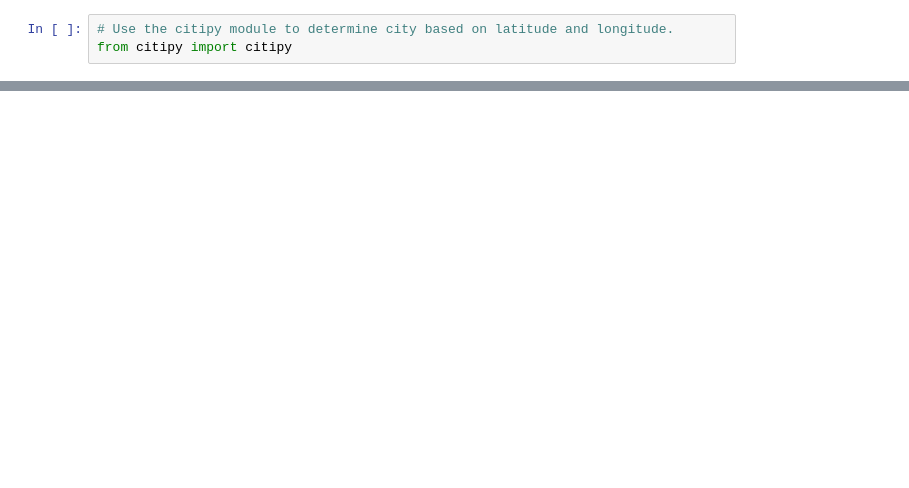
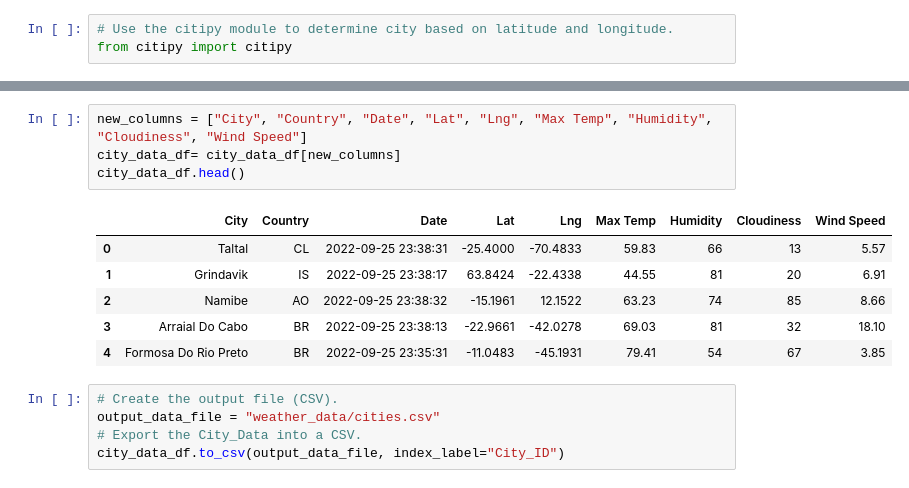
Before and after one commit to MAK-Ahmed/World_Weather_Analysis, a Jupyter notebook: WeatherPy.ipynb, the cells around one changed output, grey strips where cells are left out. Cells and saved outputs as stored; diff of their text form; blank space fills up the shorter version.

```diff
--- a/WeatherPy.ipynb
+++ b/WeatherPy.ipynb
@@ -56,0 +172,16 @@ len(cities)
+# %%
+new_columns = ["City", "Country", "Date", "Lat", "Lng", "Max Temp", "Humidity", "Cloudiness", "Wind Speed"]
+city_data_df= city_data_df[new_columns]
+city_data_df.head()
+# %% [output]
+|  | City | Country | Date | Lat | Lng | Max Temp | Humidity | Cloudiness | Wind Speed |
+| 0 | Taltal | CL | 2022-09-25 23:38:31 | -25.4000 | -70.4833 | 59.83 | 66 | 13 | 5.57 |
+| 1 | Grindavik | IS | 2022-09-25 23:38:17 | 63.8424 | -22.4338 | 44.55 | 81 | 20 | 6.91 |
+| 2 | Namibe | AO | 2022-09-25 23:38:32 | -15.1961 | 12.1522 | 63.23 | 74 | 85 | 8.66 |
+| 3 | Arraial Do Cabo | BR | 2022-09-25 23:38:13 | -22.9661 | -42.0278 | 69.03 | 81 | 32 | 18.10 |
+| 4 | Formosa Do Rio Preto | BR | 2022-09-25 23:35:31 | -11.0483 | -45.1931 | 79.41 | 54 | 67 | 3.85 |
+# %%
+# Create the output file (CSV).
+output_data_file = "weather_data/cities.csv"
+# Export the City_Data into a CSV.
+city_data_df.to_csv(output_data_file, index_label="City_ID")
```
Also changed, not shown: parts of 8 cells of this notebook, 3 other files.
